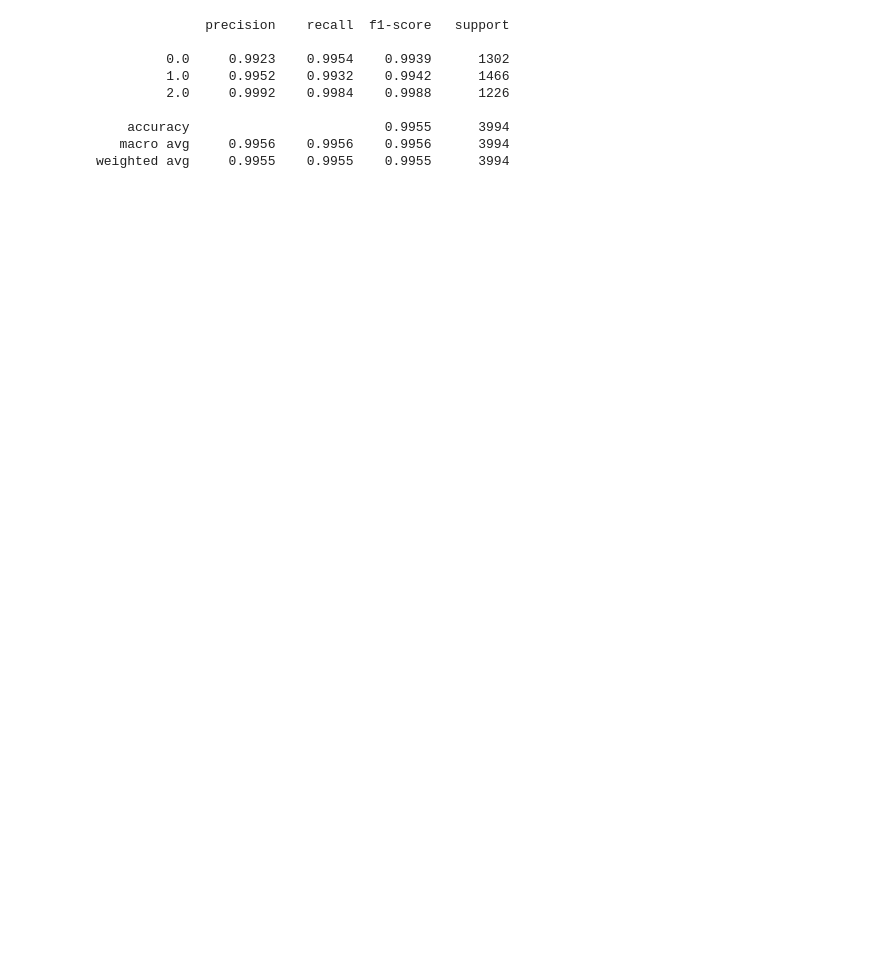
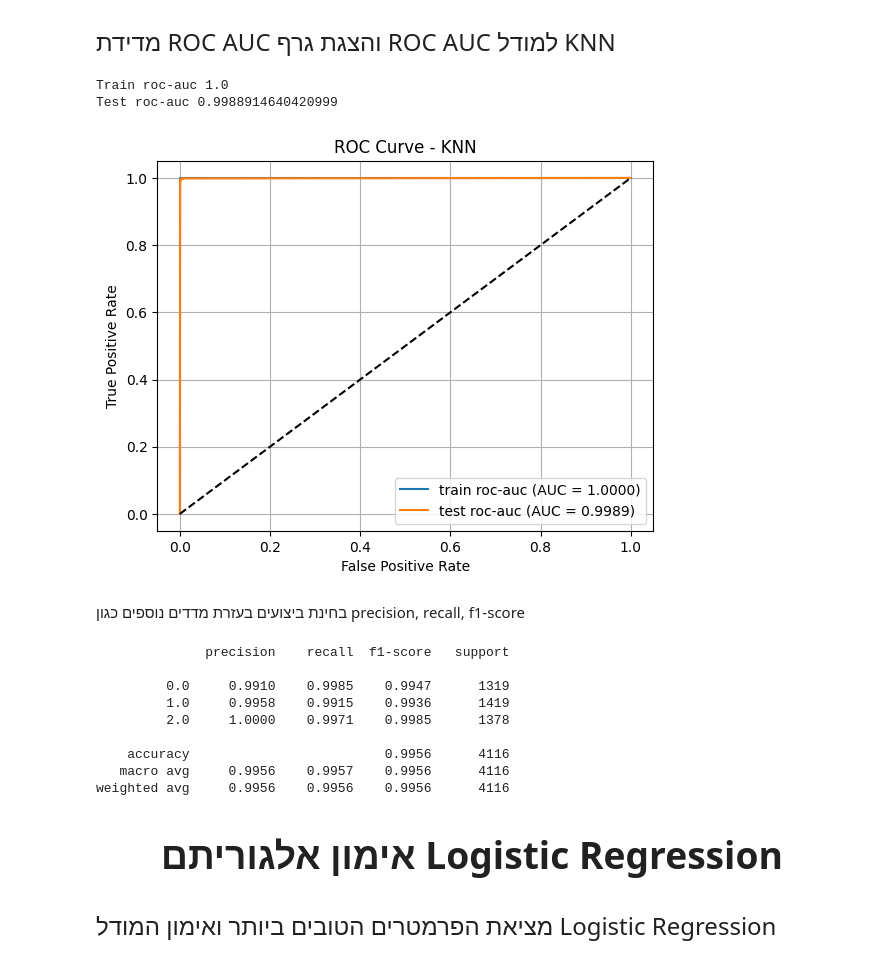
Before and after one commit to ItaiAviad/FiguraAI, a Jupyter notebook: FiguraAI.ipynb, the cells around one changed output. Drawn from its saved outputs; the diff is of its cells as text; code cells hidden in the pictures; blank space fills up the shorter version.

```diff
--- a/FiguraAI.ipynb
+++ b/FiguraAI.ipynb
@@ -197,0 +91,6 @@ dtype: int64
+# %%
+# Get all the directories of the .png and .csv files
+directories = [name for name in os.listdir("./data")] # All the subdirectories of the current directory
+shapes = ['ellipse', 'rectangle', 'triangle']
+labels = [0, 1, 2]
+print(directories)
@@ -345,13 +442,55 @@ ConfusionMatrixDisplay.from_estimator(KNN, X_test, y_test, values_format="d", cm
+# %% [markdown]
+<font size=5><div dir="rtl">מדידת ROC AUC והצגת גרף ROC AUC למודל KNN</div></font>
+# %%
+# ROC AUC - KNN
+# Train Data
+knn_y_train_binary = label_binarize(y_train, classes=np.unique(labels)) # Convert to binary vectors
+knn_y_train_proba = KNN.predict_proba(X_train)
+
+# Test Data
+knn_y_test_binary = label_binarize(y_test, classes=np.unique(labels)) # Convert to binary vectors
+knn_y_test_proba = KNN.predict_proba(X_test)
+
+# ROC AUC Score for train and test
+knn_train_auc = roc_auc_score(knn_y_train_binary, knn_y_train_proba)
+knn_test_auc = roc_auc_score(knn_y_test_binary, knn_y_test_proba)
+print(f'Train roc-auc {knn_train_auc}')
+print(f'Test roc-auc {knn_test_auc}')
+
+# ROC AUC Curve
+knn_fpr_train, knn_tpr_train, _ = roc_curve(knn_y_train_binary.ravel(), knn_y_train_proba.ravel())
+knn_fpr_test, knn_tpr_test, _ = roc_curve(knn_y_test_binary.ravel(), knn_y_test_proba.ravel())
+
+# ROC AUC Graph
+plt.plot(knn_fpr_train, knn_tpr_train, label='train roc-auc (AUC = %.4f)' % knn_train_auc)
+plt.plot(knn_fpr_test, knn_tpr_test, label='test roc-auc (AUC = %.4f)' % knn_test_auc)
+plt.plot([0, 1], [0, 1], linestyle='--', color='black')
+plt.xlabel('False Positive Rate')
+plt.ylabel('True Positive Rate')
+plt.title('ROC Curve - KNN')
+plt.legend()
+plt.grid()
+plt.show()
+# %% [output]
+Train roc-auc 1.0
+Test roc-auc 0.9988914640420999
+[figure, added]
+# %% [markdown]
+<div dir="rtl">בחינת ביצועים בעזרת מדדים נוספים כגון precision, recall, f1-score</div>
 # %%
 # More scores
-print(classification_report(y_test, y_pred, digits=4))
+print(classification_report(y_test, knn_y_test_pred, digits=4))
 # %% [output]
               precision    recall  f1-score   support
 
-         0.0     0.9923    0.9954    0.9939      1302
-         1.0     0.9952    0.9932    0.9942      1466
-         2.0     0.9992    0.9984    0.9988      1226
+         0.0     0.9910    0.9985    0.9947      1319
+         1.0     0.9958    0.9915    0.9936      1419
+         2.0     1.0000    0.9971    0.9985      1378
 
-    accuracy                         0.9955      3994
-   macro avg     0.9956    0.9956    0.9956      3994
-weighted avg     0.9955    0.9955    0.9955      3994
+    accuracy                         0.9956      4116
+   macro avg     0.9956    0.9957    0.9956      4116
+weighted avg     0.9956    0.9956    0.9956      4116
+# %% [markdown]
+## <font size=5><h2 dir='rtl' style='text-align: center;' >אימון אלגוריתם Logistic Regression</h2></font>
+# %% [markdown]
+<font size=5><div dir="rtl">מציאת הפרמטרים הטובים ביותר ואימון המודל Logistic Regression</div></font>
```
Also changed, not shown: parts of 90 cells of this notebook.
